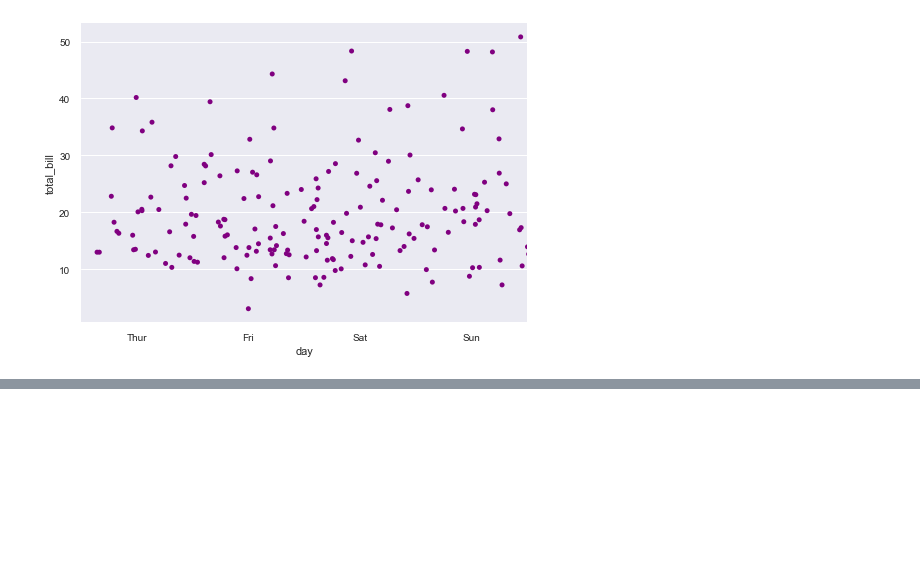
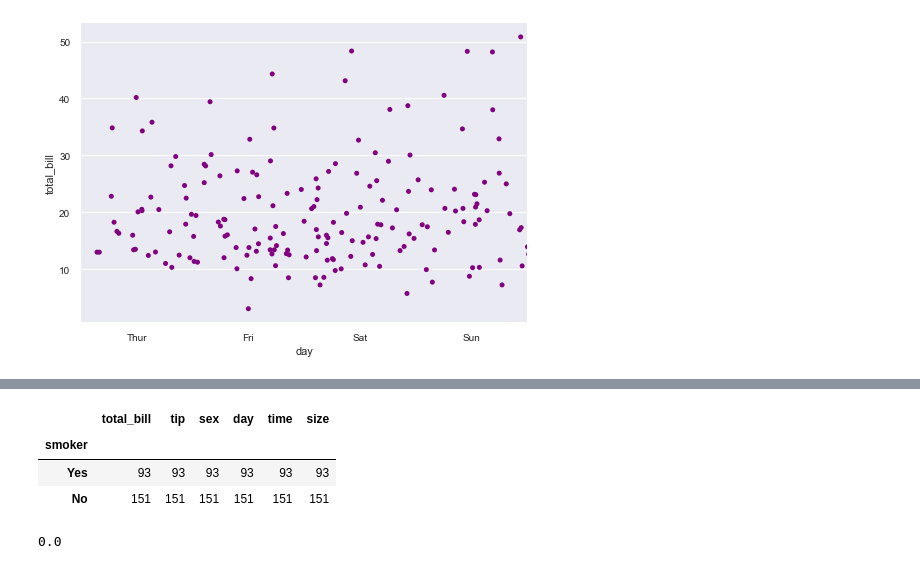
Before and after one commit to kavinsingh28/Data-ritz-project, a Jupyter notebook: Assignment/MyRoughMLDataritzwork.ipynb, the cells around one changed output, grey strips where cells are left out. Drawn from its saved outputs; the diff is of its cells as text; code cells hidden in the pictures; blank space fills up the shorter version.

```diff
--- a/Assignment/MyRoughMLDataritzwork.ipynb
+++ b/Assignment/MyRoughMLDataritzwork.ipynb
@@ -1086,0 +1093,13 @@ sb.stripplot(x='day',y='total_bill',color="purple",data=B,jitter=2)
+# %%
+C.count()
+# %% [output]
+|  | total_bill | tip | sex | day | time | size |
+| smoker |  |  |  |  |  |  |
+| Yes | 93 | 93 | 93 | 93 | 93 | 93 |
+| No | 151 | 151 | 151 | 151 | 151 | 151 |
+# %%
+from scipy import stats
+A=np.array([1,2,3,4,5])
+stats.skew(A)
+# %% [output]
+0.0
```
Also changed, not shown: parts of 9 cells of this notebook, 4 other files.
